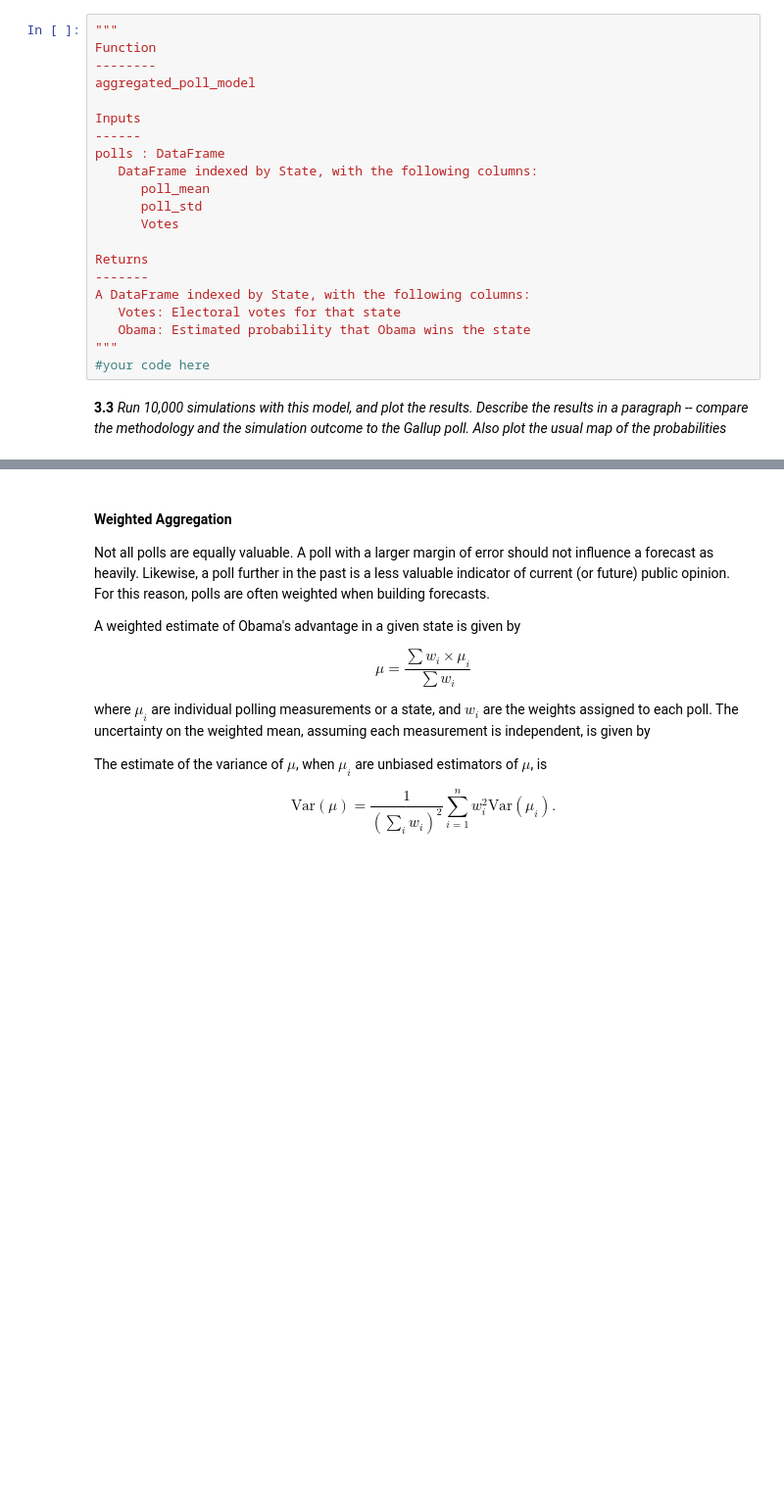
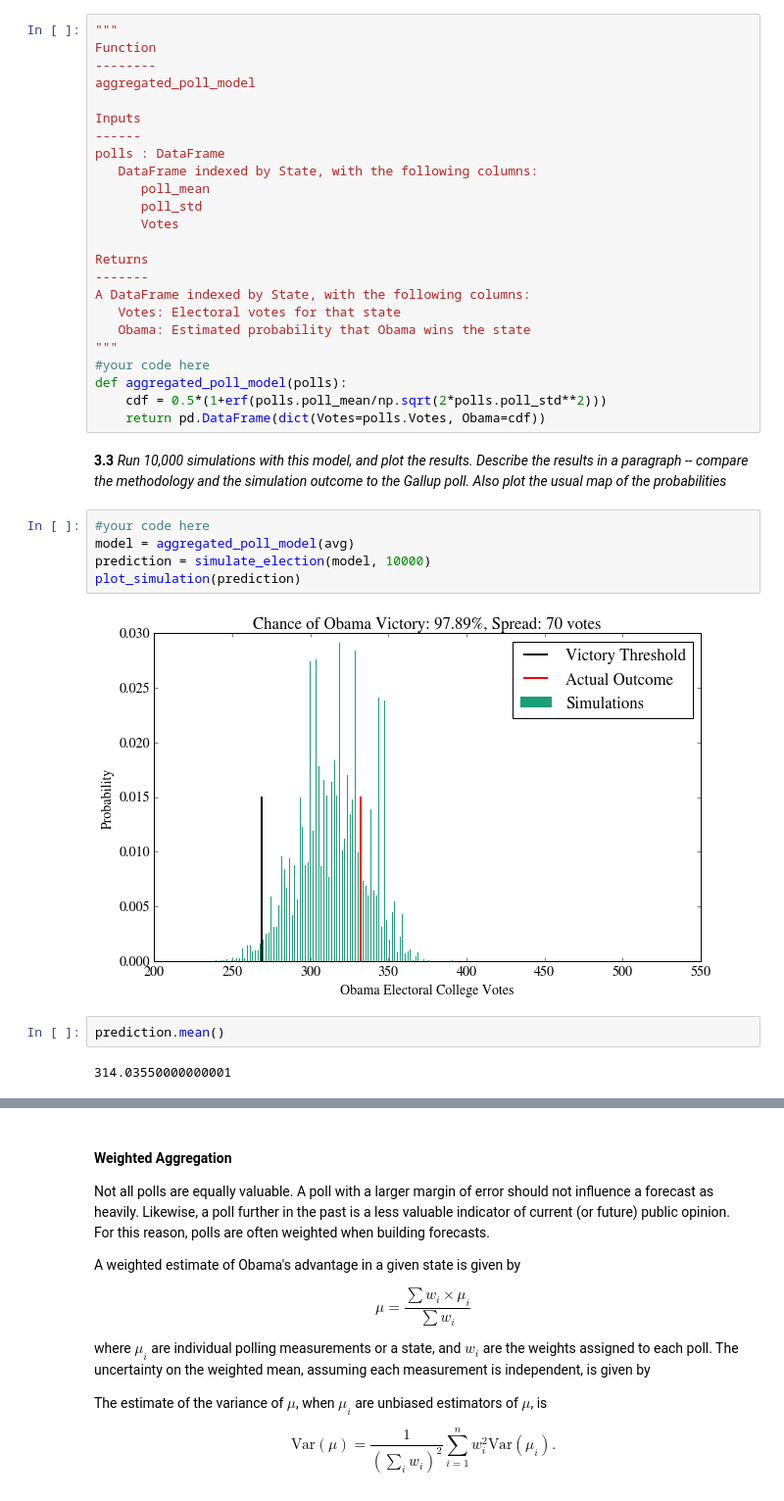
Before and after one commit to hiroshi-ishiiadajar/content, a Jupyter notebook: HW2.ipynb, the cells around one changed output, grey strips where cells are left out. Shown at 98% size. Cells and saved outputs as stored; diff of their text form; blank space fills up the shorter version.

Commit message:
Simulated election with aggregated poll data
Simulated and plotted results of election from aggregated poll data for
each state

```diff
--- a/HW2.ipynb
+++ b/HW2.ipynb
@@ -1231,5 +1229,19 @@ A DataFrame indexed by State, with the following columns:
    Obama: Estimated probability that Obama wins the state
 """
 #your code here
+def aggregated_poll_model(polls):
+    cdf = 0.5*(1+erf(polls.poll_mean/np.sqrt(2*polls.poll_std**2)))
+    return pd.DataFrame(dict(Votes=polls.Votes, Obama=cdf))
 # %% [markdown]
 **3.3** *Run 10,000 simulations with this model, and plot the results. Describe the results in a paragraph -- compare the methodology and the simulation outcome to the Gallup poll. Also plot the usual map of the probabilities*
+# %%
+#your code here
+model = aggregated_poll_model(avg)
+prediction = simulate_election(model, 10000)
+plot_simulation(prediction)
+# %% [output]
+[figure, added]
+# %%
+prediction.mean()
+# %% [output]
+314.03550000000001
```
Also changed, not shown: parts of 8 cells of this notebook.
